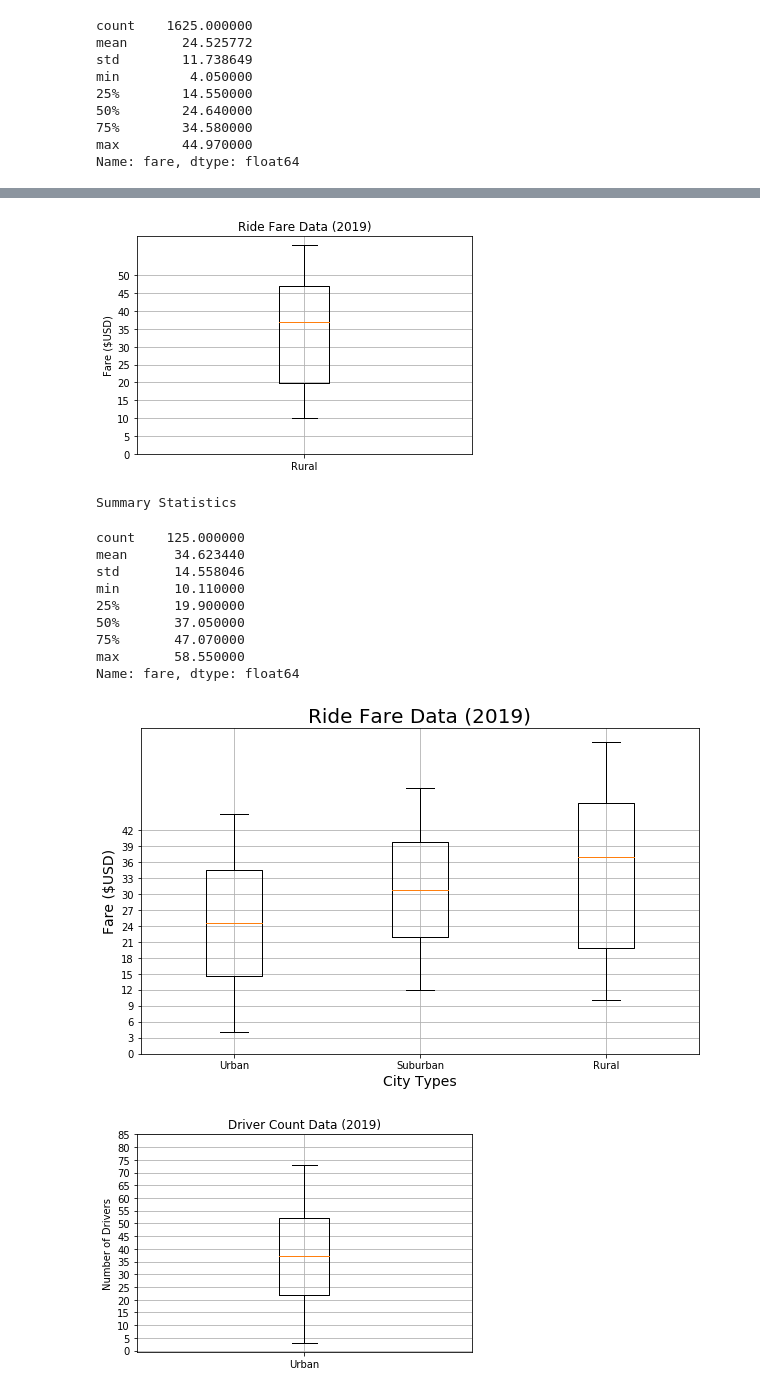
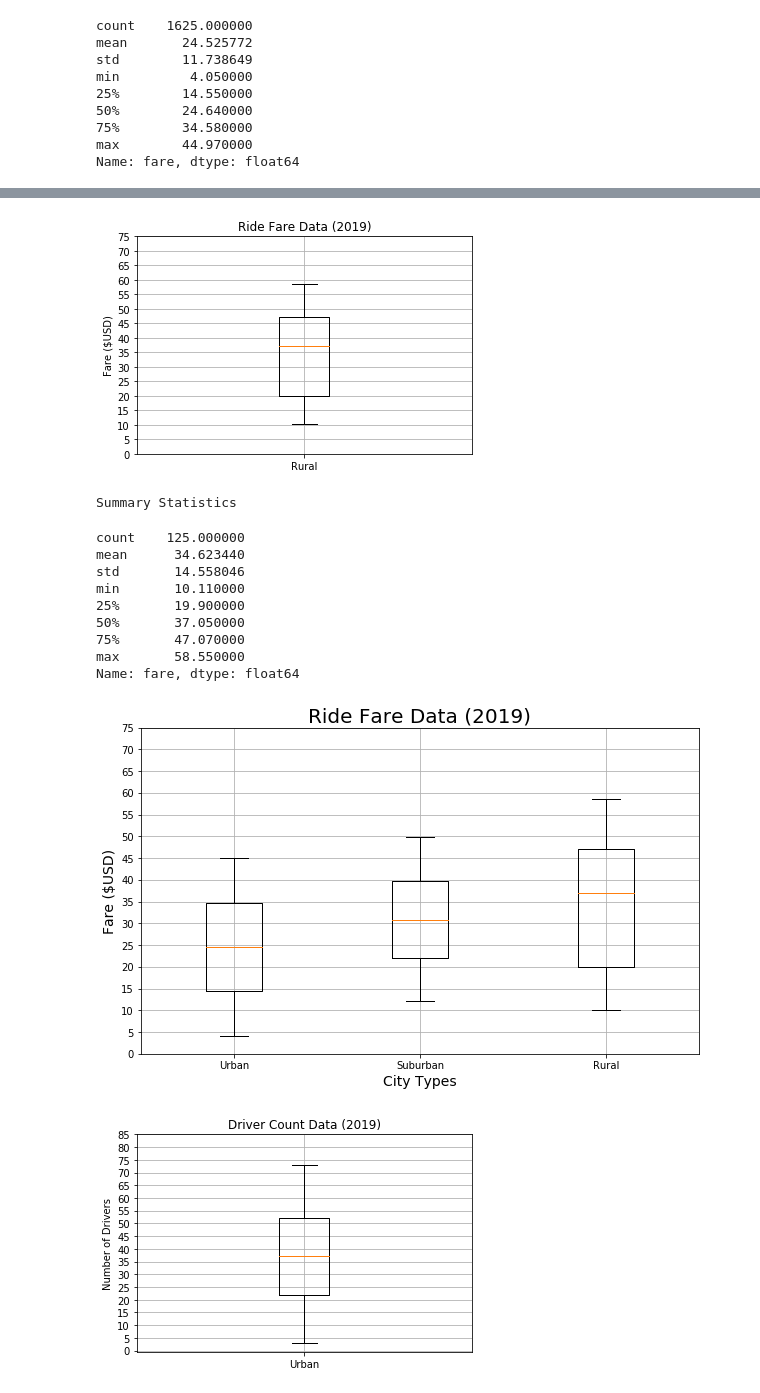
Before and after one commit to arodriguez82/Pyber_Analysis, a Jupyter notebook: PyBer.ipynb, the cells around one changed output, grey strips where cells are left out. Saved outputs shown, nothing was run; the diff lists cells and outputs as text; code cells hidden in the pictures.

```diff
--- a/PyBer.ipynb
+++ b/PyBer.ipynb
@@ -644,18 +644,18 @@ Name: fare, dtype: float64
 # %%
 # Create a box-and-whisker plot for the rural fare data
 x_labels = ["Rural"]
 fig, ax = plt.subplots()
 ax.boxplot(rural_fares, labels=x_labels)
 # Add the title, y-axis label and grid
 ax.set_title('Ride Fare Data (2019)')
 ax.set_ylabel('Fare ($USD)')
-ax.set_yticks(np.arange(0, 51, step=5.0))
+ax.set_yticks(np.arange(0, 80, step=5.0))
 ax.grid()
 plt.show()
 print("Summary Statistics")
 rural_fares.describe()
 # %% [output]
-[figure, old version]
+[figure, new version]
 Summary Statistics
 count    125.000000
 mean      34.623440
@@ -675,13 +675,13 @@ ax.set_title('Ride Fare Data (2019)', fontsize=20)
 ax.set_ylabel('Fare ($USD)', fontsize=14)
 ax.set_xlabel("City Types", fontsize=14)
 ax.boxplot(fares_data, labels=x_labels)
-ax.set_yticks(np.arange(0, 45, step=3.0))
+ax.set_yticks(np.arange(0, 80, step=5.0))
 ax.grid()
 # Save the figure
 plt.savefig("analysis/Fig3.png")
 plt.show()
 # %% [output]
-[figure, old version]
+[figure, new version]
 # %%
 # Create box-and-whisker plot for the urban driver count data
 x_labels = ["Urban"]
```
Also changed, not shown: parts of 4 cells of this notebook, 2 other files.
